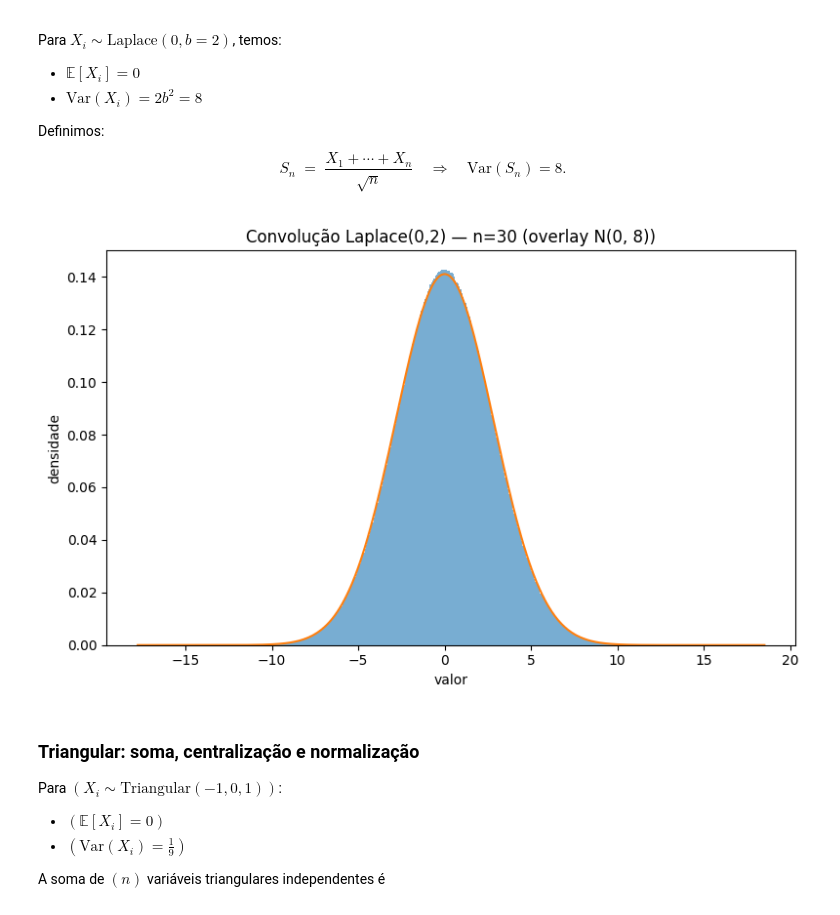
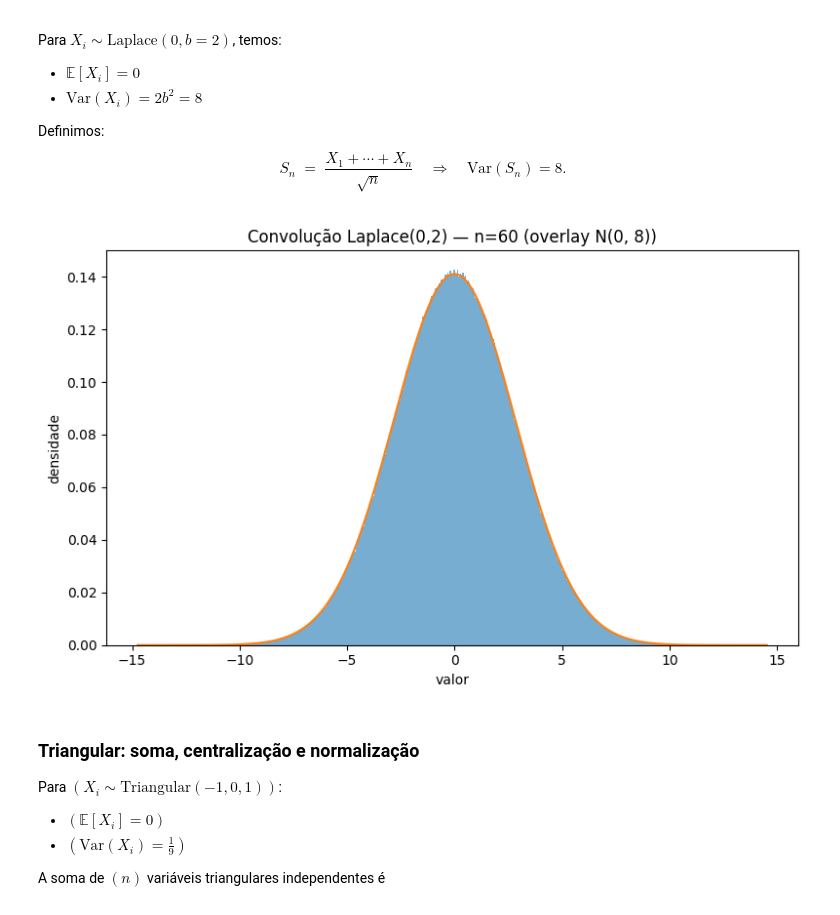
Before and after one commit to Morsinaldo/PPGEEC2317-sistemas-probabilisticos, a Jupyter notebook: Parte_2/teorema_limite_central.ipynb, the cells around one changed output. Drawn from its saved outputs; the diff is of its cells as text; code cells hidden in the pictures.

```diff
--- a/Parte_2/teorema_limite_central.ipynb
+++ b/Parte_2/teorema_limite_central.ipynb
@@ -23,9 +23,8 @@ import matplotlib.pyplot as plt
 - `SIGMA2_TGT`: variância-alvo usada depois para alinhar (padronizar) as distribuições.
 # %%
 RNG_SEED   = 42
-N_SAMPLES  = 50_000_000
+N_SAMPLES  = 10_000_000
 BINS       = 500
-NS_RAW     = [30]
 SIGMA2_TGT = 1.0
 
 rng = np.random.default_rng(RNG_SEED)
@@ -299,19 +256,19 @@ S_n \;=\; \frac{X_1 + \cdots + X_n}{\sqrt{n}}
 \mathrm{Var}(S_n) = 8.
 $$
 # %%
-n = 30
+n = 60
 L_mat = rng.laplace(0.0, 2.0, size=(N_SAMPLES, n))
 Sn_lap = L_mat.sum(axis=1) / np.sqrt(n)
 
 # overlay com Normal(0, 8)
 plt.figure(figsize=(8,5))
 counts, edges, _ = plt.hist(Sn_lap, bins=BINS, density=True, alpha=0.6)
 xs = np.linspace(edges[0], edges[-1], 800)
 plt.plot(xs, (1.0/np.sqrt(2*np.pi*8.0)) * np.exp(-(xs**2)/(2*8.0)))
-plt.title("Convolução Laplace(0,2) — n=30 (overlay N(0, 8))")
+plt.title(f"Convolução Laplace(0,2) — n={n} (overlay N(0, 8))")
 plt.xlabel("valor"); plt.ylabel("densidade"); plt.tight_layout(); plt.show()
 # %% [output]
-[figure, old version]
+[figure, new version]
 # %% [markdown]
 ### Triangular: soma, centralização e normalização
 
```
Also changed, not shown: parts of 18 cells of this notebook.
